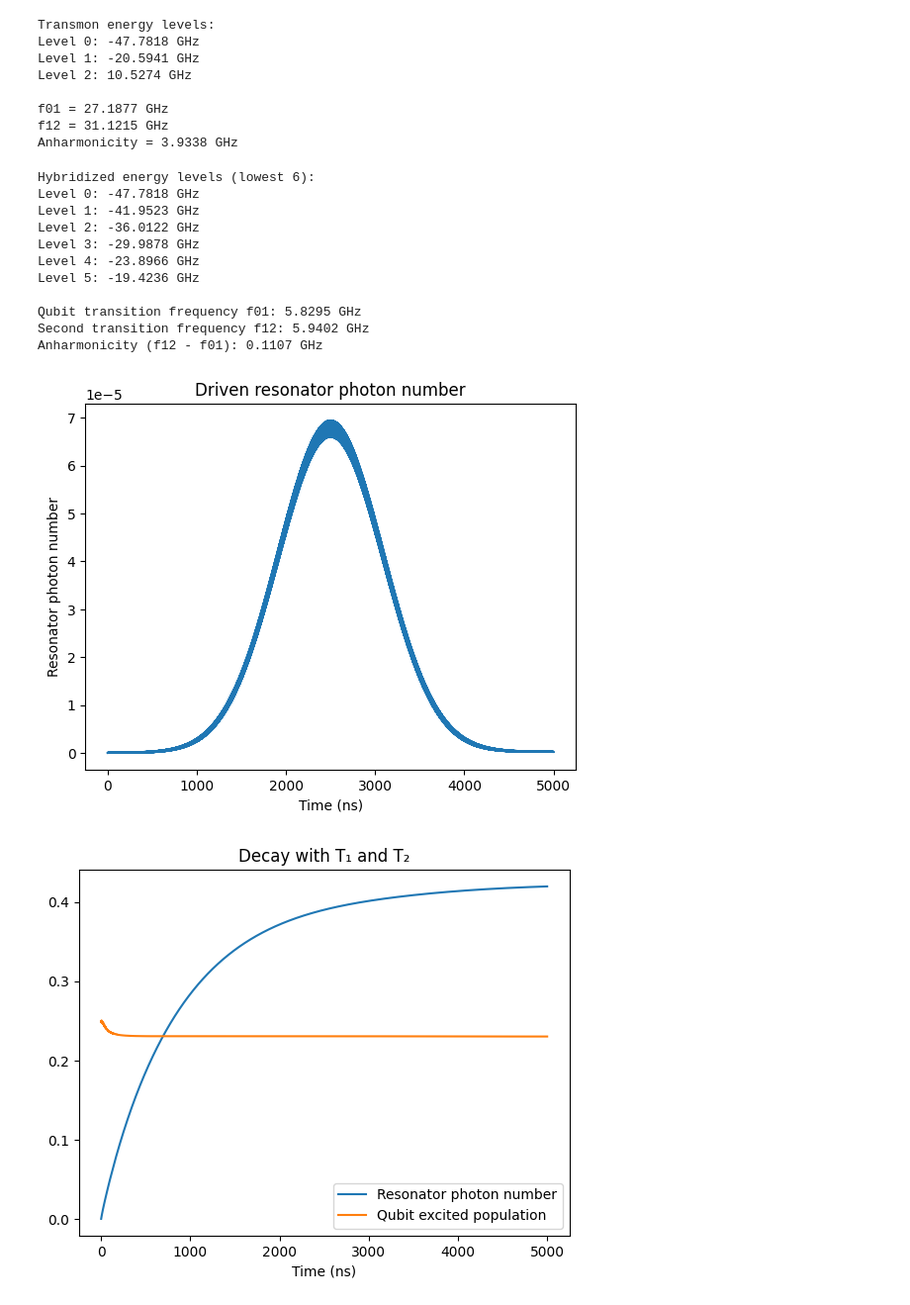
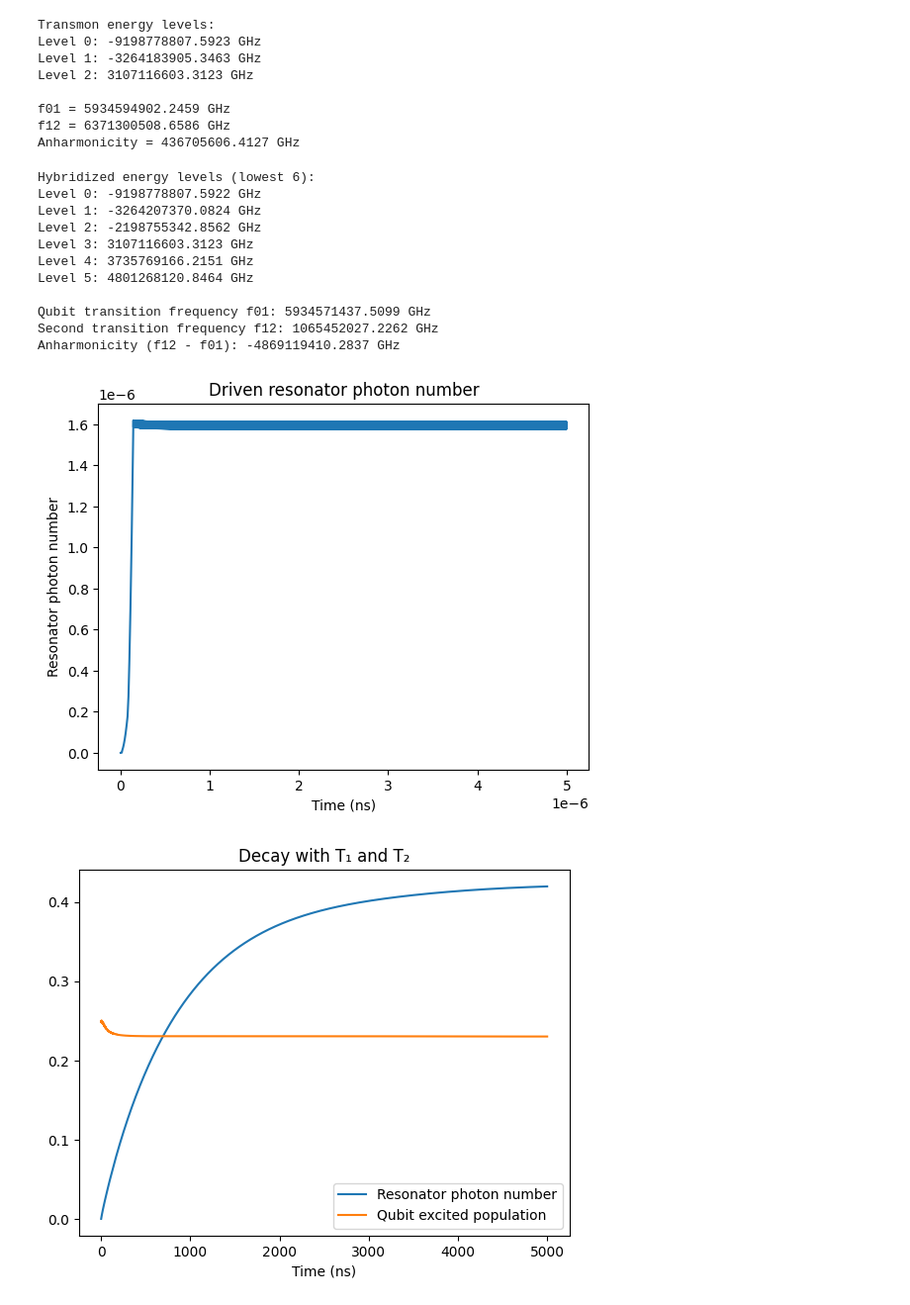
Before and after one commit to urgUrlola/Quantum_Circuit_Design, a Jupyter notebook: 1_qbit_simulation.ipynb, the cells around one changed output. Shown at 99% size. Drawn from its saved outputs; the diff is of its cells as text; code cells hidden in the pictures.

```diff
--- a/1_qbit_simulation.ipynb
+++ b/1_qbit_simulation.ipynb
@@ -3,8 +3,8 @@ import numpy as np
 import matplotlib.pyplot as plt
 from qutip import *
 
-EJ = 60
-EC = 1
+EJ = 12e9
+EC = 300e6
 ng = 0
 N = 2
 
@@ -31,22 +31,22 @@ print(f"f12 = {f12:.4f} GHz")
 print(f"Anharmonicity = {f12 - f01_a:.4f} GHz")
 # %% [output]
 Transmon energy levels:
-Level 0: -47.7818 GHz
-Level 1: -20.5941 GHz
-Level 2: 10.5274 GHz
+Level 0: -9198778807.5923 GHz
+Level 1: -3264183905.3463 GHz
+Level 2: 3107116603.3123 GHz
 
-f01 = 27.1877 GHz
-f12 = 31.1215 GHz
-Anharmonicity = 3.9338 GHz
+f01 = 5934594902.2459 GHz
+f12 = 6371300508.6586 GHz
+Anharmonicity = 436705606.4127 GHz
 # %%
-omega_r = 7
+omega_r = 7e9
 n_res = 10
 a = destroy(n_res)
 H_resonator = omega_r * a.dag() * a
 
 H_total = tensor(H_transmon, qeye(n_res)) + tensor(qeye(dim_qubit), H_resonator)
 
-g = 5.0
+g = 5e6
 
 evals, evecs = H_transmon.eigenstates()
 proj_01 = evecs[0] * evecs[1].dag()
@@ -69,51 +69,51 @@ print(f"Second transition frequency f12: {f12:.4f} GHz")
 print(f"Anharmonicity (f12 - f01): {anharmonicity:.4f} GHz")
 # %% [output]
 Hybridized energy levels (lowest 6):
-Level 0: -47.7818 GHz
-Level 1: -41.9523 GHz
-Level 2: -36.0122 GHz
-Level 3: -29.9878 GHz
-Level 4: -23.8966 GHz
-Level 5: -19.4236 GHz
+Level 0: -9198778807.5922 GHz
+Level 1: -3264207370.0824 GHz
+Level 2: -2198755342.8562 GHz
+Level 3: 3107116603.3123 GHz
+Level 4: 3735769166.2151 GHz
+Level 5: 4801268120.8464 GHz
 
-Qubit transition frequency f01: 5.8295 GHz
-Second transition frequency f12: 5.9402 GHz
-Anharmonicity (f12 - f01): 0.1107 GHz
+Qubit transition frequency f01: 5934571437.5099 GHz
+Second transition frequency f12: 1065452027.2262 GHz
+Anharmonicity (f12 - f01): -4869119410.2837 GHz
 # %%
 drive_amp = 0.05
 drive_freq = omega_r
-drive_duration = 5000
-tlist = np.linspace(0, drive_duration, 50000)
+drive_duration = 5000e-9
+tlist = np.linspace(0, drive_duration, 5000)
 
 def gaussian_pulse(t, args):
     t0 = drive_duration / 2
     sigma = drive_duration / 6
     return drive_amp * np.exp(-(t - t0)**2 / (2 * sigma**2))
 
 H_drive = [tensor(qeye(dim_qubit), a + a.dag()), gaussian_pulse]
 
 psi0 = tensor(H_transmon.groundstate()[1], basis(n_res, 0))
 
 c_ops = []
 
 H_qubit = tensor(H_transmon, qeye(n_res))
 H_res = tensor(qeye(dim_qubit), H_resonator)
 H_full = H_qubit + H_res + H_int
 
 drive_op = tensor(qeye(dim_qubit), a + a.dag())
 
 H_total = [H_full, [drive_op, gaussian_pulse]]
 
 
 result = mesolve(H_total, psi0, tlist, c_ops, [tensor(qeye(dim_qubit), a.dag() * a)])
 
 plt.plot(tlist, result.expect[0])
 plt.xlabel('Time (ns)')
 plt.ylabel('Resonator photon number')
 plt.title('Driven resonator photon number')
 plt.show()
 # %% [output]
-[figure, old version]
+[figure, new version]
 # %%
 T1 = 30  # relaxation time in ns
 T2 = 40  # dephasing time in ns
```
Also changed, not shown: parts of 1 cell of this notebook, 4 other files.
